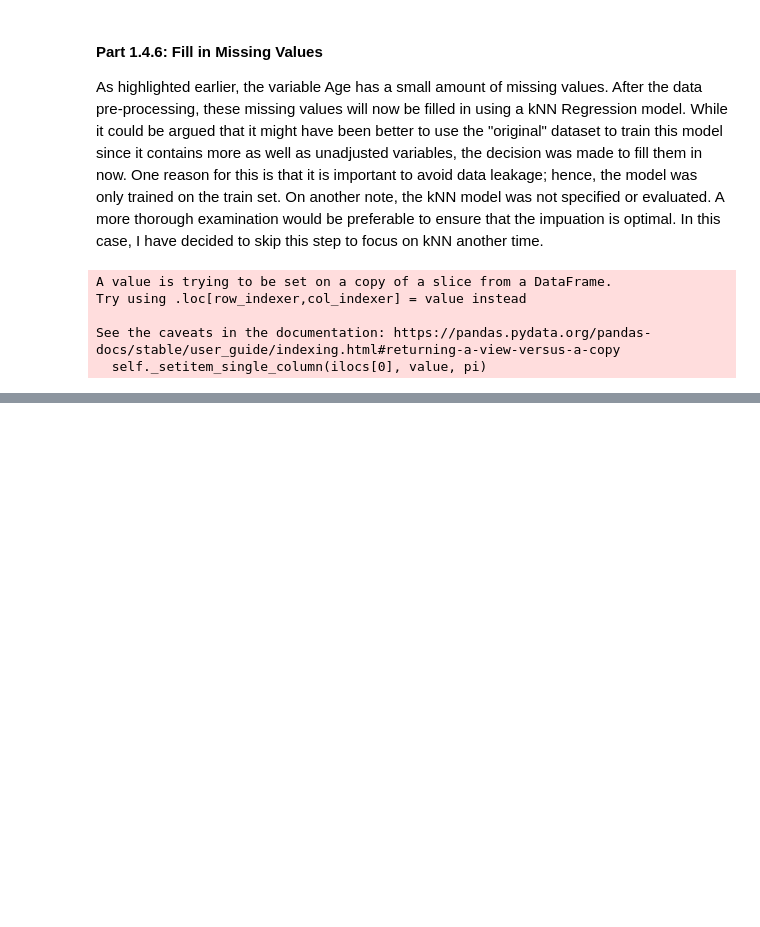
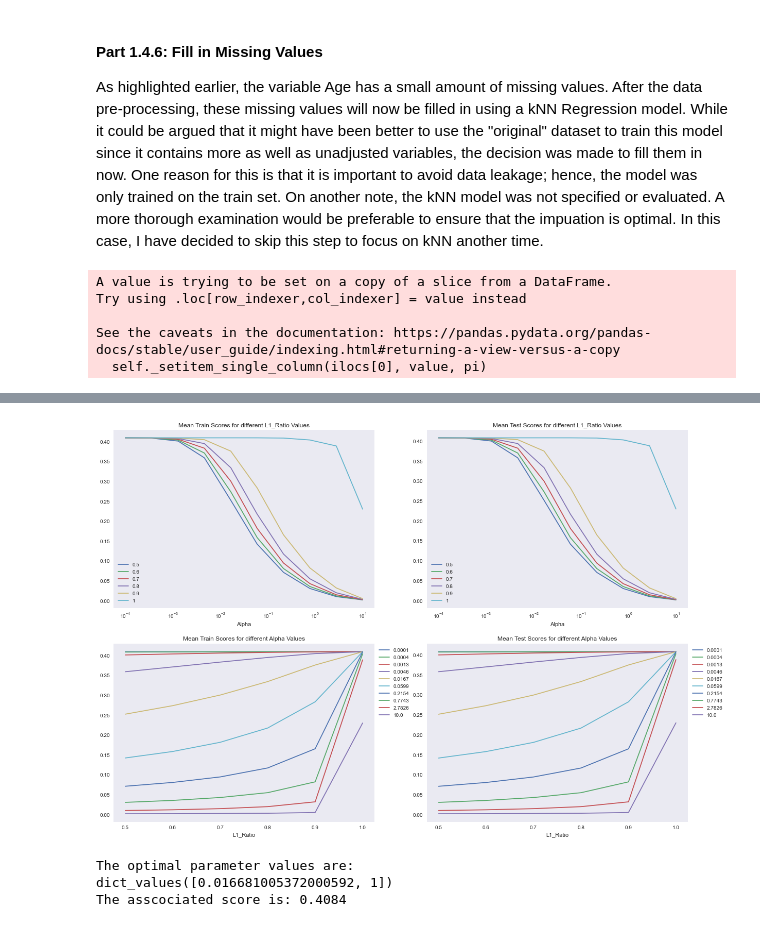
Before and after one commit to evasaunders/PersonalProjects, a Jupyter notebook: 2021_Hotel_EDA/2021_Hotel_Regression.ipynb, the cells around one changed output, grey strips where cells are left out. Cells and saved outputs as stored; diff of their text form; code cells hidden in the pictures; blank space fills up the shorter version.

```diff
--- a/2021_Hotel_EDA/2021_Hotel_Regression.ipynb
+++ b/2021_Hotel_EDA/2021_Hotel_Regression.ipynb
@@ -508,6 +590,12 @@ print(np.corrcoef(regr_df["DaysSinceCreation"], regr_df["DiffFirstLastStay"]))
 # %% [markdown]
 #### Part 1.4.5: Train-Test Split
 After these final pre-processing steps, the dataset will be (again) split into the features and the target variable. Afterwards, the training and testing sets will be created.
+# %%
+#save dataframe to file
+#regr_df.to_csv("Regr_Df.csv")
+
+#open dataframe from same file
+regr_df = pd.read_csv("Regr_Df.csv")
 # %%
 #separate the target variable again after the new changes
 hotel_target = regr_df["TotalRevenue"].copy()
@@ -578,0 +696,7 @@ ValueError: Found array with 0 sample(s) (shape=(0, 27)) while a minimum of 1 is
+# %%
+#set up the parameter grid & the gird search
+param_grid = {"elasticnet__alpha": np.logspace(-4, 1, 10), "elasticnet__l1_ratio": [0.5, 0.6, 0.7, 0.8, 0.9, 1]}
+grid_search = GridSearchCV(pipe, param_grid, cv = 10, n_jobs = -1, return_train_score = True, verbose = True)
+# %%
+#execute the grid search
+grid_search.fit(X_train, y_train)
@@ -578,0 +727,62 @@ ValueError: Found array with 0 sample(s) (shape=(0, 27)) while a minimum of 1 is
+# %%
+#save the results of the grid search
+grid_results = pd.DataFrame(grid_search.cv_results_)
+grid_results.to_csv("Grid_Results.csv")
+
+#grid_results = pd.read_csv("Grid_Results.csv")
+# %%
+#plot the mean train and test scores as a function if different alpha and l1 ratio values
+figure, axis = plt.subplots(2,2, figsize = (20,14))
+
+#plot mean train scores for different l1 ratio values
+for l1_ratio in param_grid["elasticnet__l1_ratio"]:
+    axis[0,0].plot(grid_results["param_elasticnet__alpha"][grid_results["param_elasticnet__l1_ratio"] == l1_ratio].values, grid_results["mean_train_score"][grid_results["param_elasticnet__l1_ratio"] == l1_ratio].values, label = l1_ratio)
+
+axis[0,0].set_xticks(param_grid["elasticnet__alpha"])
+axis[0,0].set_xscale("log")
+axis[0,0].set_xlabel("Alpha")
+axis[0,0].set_title("Mean Train Scores for different L1_Ratio Values")
+axis[0,0].legend()
+
+#plot mean test scores for different l1 ratio values
+for l1_ratio in param_grid["elasticnet__l1_ratio"]:
+    axis[0,1].plot(grid_results["param_elasticnet__alpha"][grid_results["param_elasticnet__l1_ratio"] == l1_ratio].values, grid_results["mean_test_score"][grid_results["param_elasticnet__l1_ratio"] == l1_ratio].values, label = l1_ratio)
+
+axis[0,1].set_xticks(param_grid["elasticnet__alpha"])
+axis[0,1].set_xscale("log")
+axis[0,1].set_xlabel("Alpha")
+axis[0,1].set_title("Mean Test Scores for different L1_Ratio Values")
+axis[0,1].legend()
+
+#plot mean train scores for different alpha values
+for l1_ratio in param_grid["elasticnet__alpha"]:
+    axis[1,0].plot(grid_results["param_elasticnet__l1_ratio"][grid_results["param_elasticnet__alpha"] == l1_ratio].values, grid_results["mean_train_score"][grid_results["param_elasticnet__alpha"] == l1_ratio].values, label = round(l1_ratio, 4))
+
+axis[1,0].set_xticks(param_grid["elasticnet__l1_ratio"])
+axis[1,0].set_xlabel("L1_Ratio")
+axis[1,0].set_title("Mean Train Scores for different Alpha Values")
+axis[1,0].legend(bbox_to_anchor=(1,1), loc="upper left")
+
+#plot mean test scores for different alpha values
+for l1_ratio in param_grid["elasticnet__alpha"]:
+    axis[1,1].plot(grid_results["param_elasticnet__l1_ratio"][grid_results["param_elasticnet__alpha"] == l1_ratio].values, grid_results["mean_test_score"][grid_results["param_elasticnet__alpha"] == l1_ratio].values, label = round(l1_ratio, 4))
+
+axis[1,1].set_xticks(param_grid["elasticnet__l1_ratio"])
+axis[1,1].set_xlabel("L1_Ratio")
+axis[1,1].set_title("Mean Test Scores for different Alpha Values")
+axis[1,1].legend(bbox_to_anchor=(1,1), loc="upper left")
+
+plt.show()
+# %% [output]
+[figure, added]
+# %%
+#retrieve the best parameters and best score
+best_params = grid_search.best_params_
+best_score = round(grid_search.best_score_, 4)
+
+print('The optimal parameter values are: \n{}'.format(best_params.values()))
+print('The asscociated score is: {}\n'.format(best_score))
+# %% [output]
+The optimal parameter values are:
+dict_values([0.016681005372000592, 1])
+The asscociated score is: 0.4084
```
Also changed, not shown: parts of 103 cells of this notebook.
